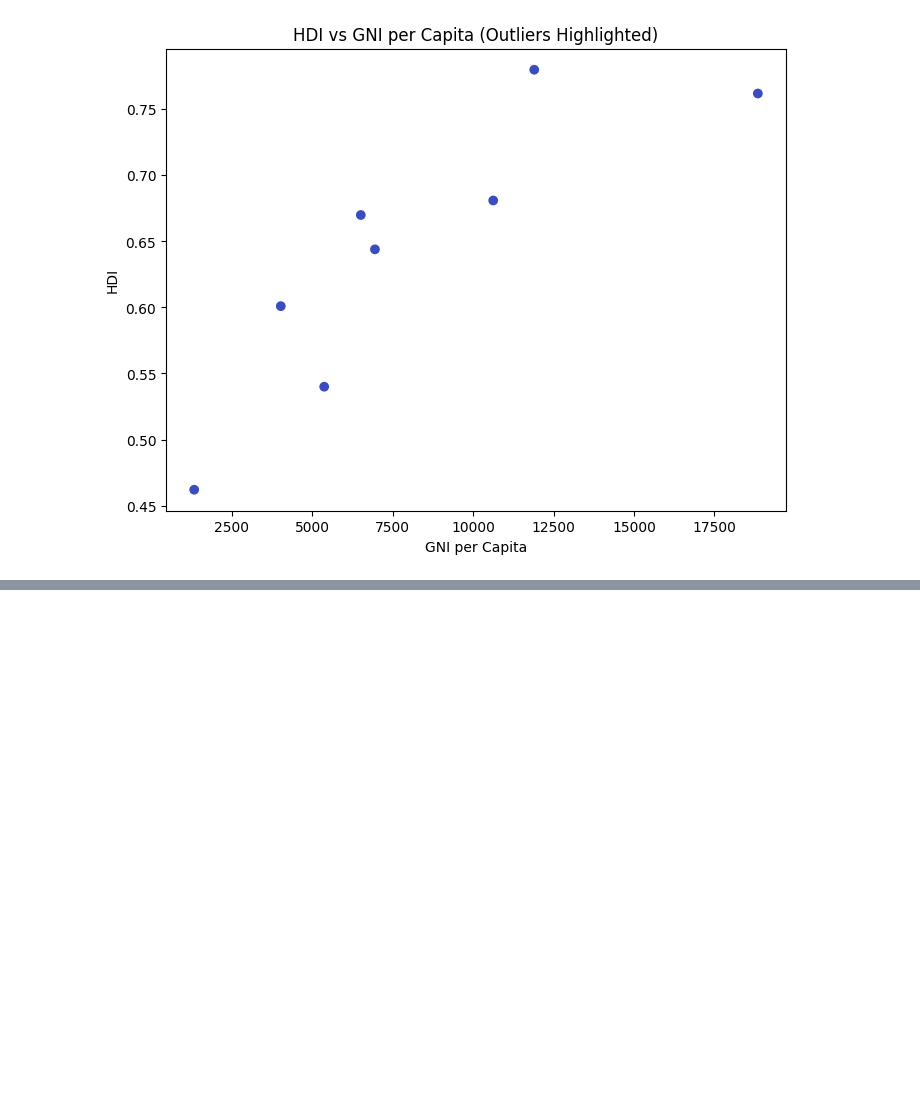
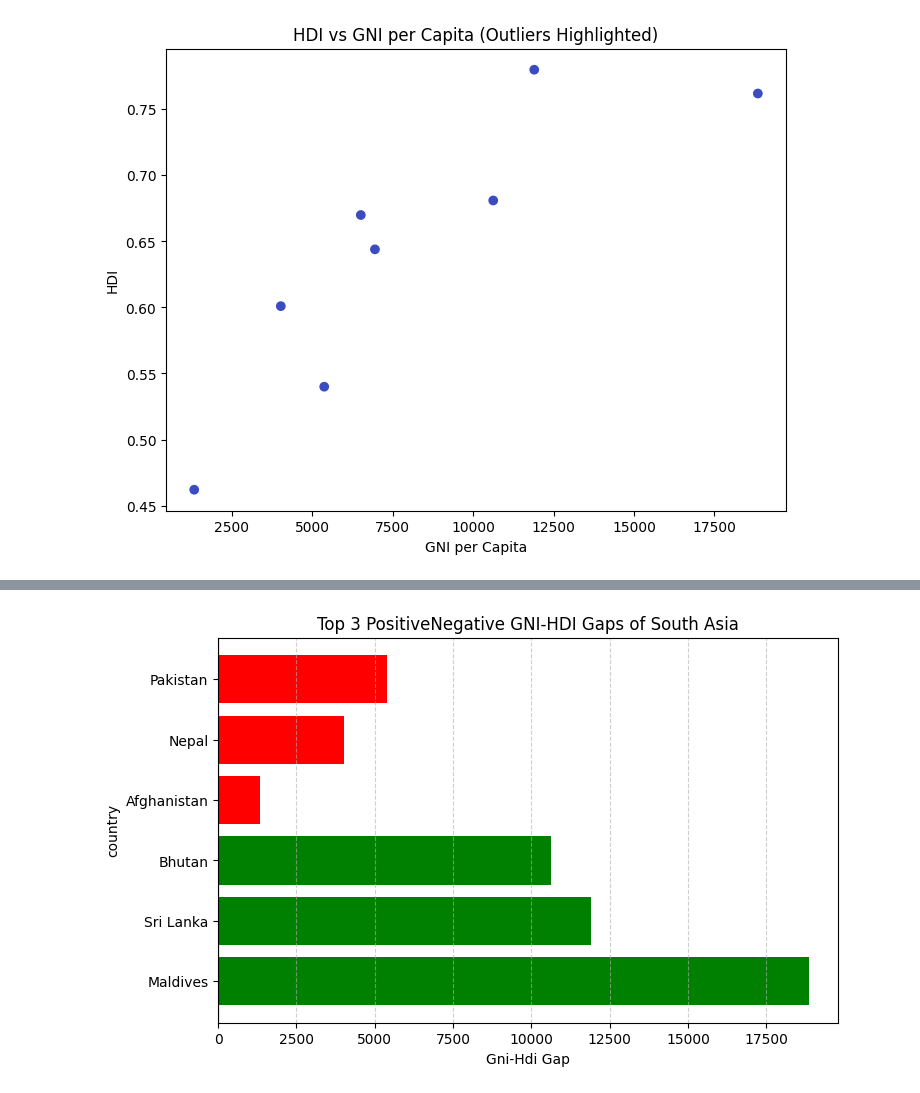
Before and after one commit to kashifmaskeyx/2513342_KashifMaskey, a Jupyter notebook: 2513342_KashifMaskey.ipynb, the cells around one changed output, grey strips where cells are left out. Cells and saved outputs as stored; diff of their text form; code cells hidden in the pictures; blank space fills up the shorter version.

```diff
--- a/2513342_KashifMaskey.ipynb
+++ b/2513342_KashifMaskey.ipynb
@@ -612,0 +674,7 @@ plt.show()
+# %%
+south_asia_2022 = south_asia_df[south_asia_df['year'] == 2022].copy()
+south_asia_2022['gni_hdi_gap'] = south_asia_2022['gross_inc_percap'] - south_asia_2022['hdi']
+south_asia_2022[['country', 'gross_inc_percap', 'hdi', 'gni_hdi_gap']]
+
+gap_asc = south_asia_2022.sort_values(by='gni_hdi_gap', ascending=True)
+gap_asc[['country', 'gross_inc_percap', 'hdi', 'gni_hdi_gap']]
@@ -612,0 +691,3 @@ plt.show()
+# %%
+gap_desc = south_asia_2022.sort_values(by='gni_hdi_gap', ascending=False)
+gap_desc[['country', 'gross_inc_percap', 'hdi', 'gni_hdi_gap']]
@@ -612,0 +704,18 @@ plt.show()
+# %%
+top_positive = gap_desc.head(3)
+top_negative = gap_asc.head(3)
+
+plot_data = pd.concat([top_positive, top_negative])
+
+colors = ['green']*len(top_positive) + ['red']*len(top_negative)
+plt.figure(figsize=(8,5))
+plt.barh(plot_data['country'], plot_data['gni_hdi_gap'], color=colors)
+plt.axvline(0, color='black', linewidth=0.8)
+
+plt.xlabel('Gni-Hdi Gap')
+plt.ylabel('country')
+plt.title('Top 3 PositiveNegative GNI-HDI Gaps of South Asia')
+plt.grid(axis='x', linestyle='--', alpha=0.6)
+plt.show()
+# %% [output]
+[figure, added]
```
Also changed, not shown: parts of 10 cells of this notebook.
